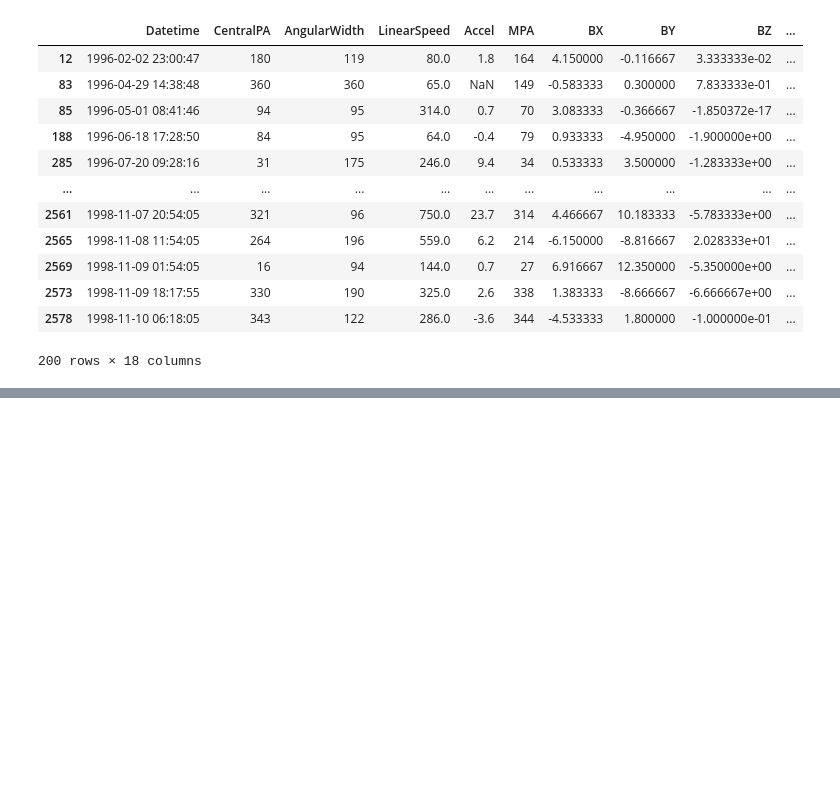
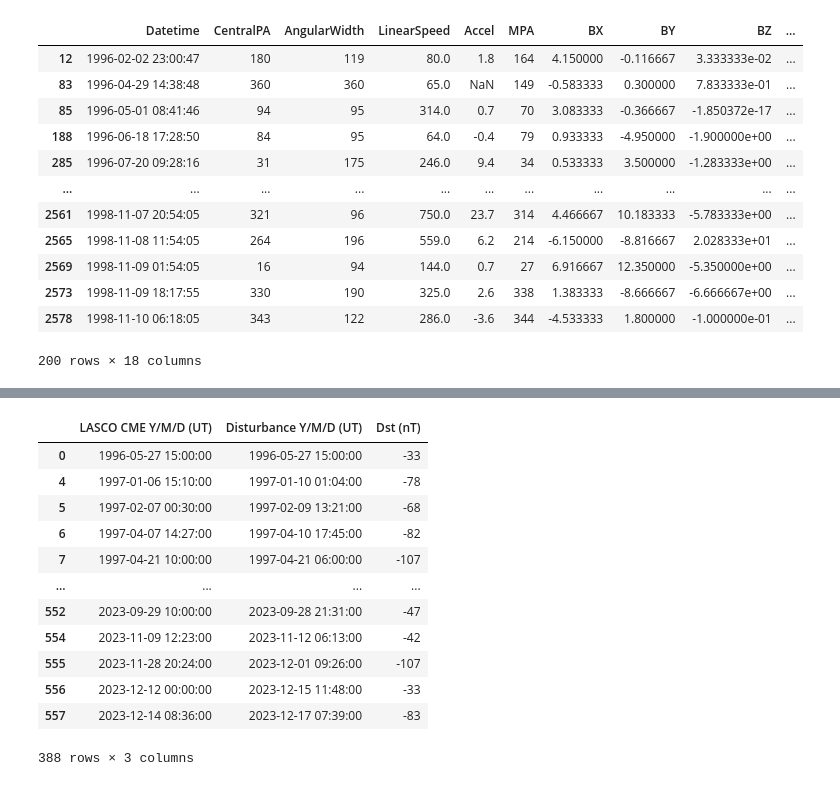
Before and after one commit to yusufmspahi/IBM-Z-Datathon-2024, a Jupyter notebook: data_preprocessing.ipynb, the cells around one changed output, grey strips where cells are left out. Saved outputs shown, nothing was run; the diff lists cells and outputs as text; code cells hidden in the pictures; blank space fills up the shorter version.

```diff
--- a/data_preprocessing.ipynb
+++ b/data_preprocessing.ipynb
@@ -278,0 +324,4 @@ memory usage: 871.8 KB
+# %%
+cane_df['LASCO CME Y/M/D (UT)'] = pd.to_datetime(cane_df['LASCO CME Y/M/D (UT)'], format='mixed')
+cane_df['Disturbance Y/M/D (UT)'] = pd.to_datetime(cane_df['Disturbance Y/M/D (UT)'], format='mixed')
+cane_df.info()
@@ -278,0 +348,18 @@ memory usage: 871.8 KB
+# %%
+cane_df = cane_df[cane_df['Dst (nT)'] <= -30]
+# %%
+cane_df.head(500)
+# %% [output]
+|  | LASCO CME Y/M/D (UT) | Disturbance Y/M/D (UT) | Dst (nT) |
+| 0 | 1996-05-27 15:00:00 | 1996-05-27 15:00:00 | -33 |
+| 4 | 1997-01-06 15:10:00 | 1997-01-10 01:04:00 | -78 |
+| 5 | 1997-02-07 00:30:00 | 1997-02-09 13:21:00 | -68 |
+| 6 | 1997-04-07 14:27:00 | 1997-04-10 17:45:00 | -82 |
+| 7 | 1997-04-21 10:00:00 | 1997-04-21 06:00:00 | -107 |
+| ... | ... | ... | ... |
+| 552 | 2023-09-29 10:00:00 | 2023-09-28 21:31:00 | -47 |
+| 554 | 2023-11-09 12:23:00 | 2023-11-12 06:13:00 | -42 |
+| 555 | 2023-11-28 20:24:00 | 2023-12-01 09:26:00 | -107 |
+| 556 | 2023-12-12 00:00:00 | 2023-12-15 11:48:00 | -33 |
+| 557 | 2023-12-14 08:36:00 | 2023-12-17 07:39:00 | -83 |
+388 rows × 3 columns
```
Also changed, not shown: parts of 28 cells of this notebook, 8 other files.
